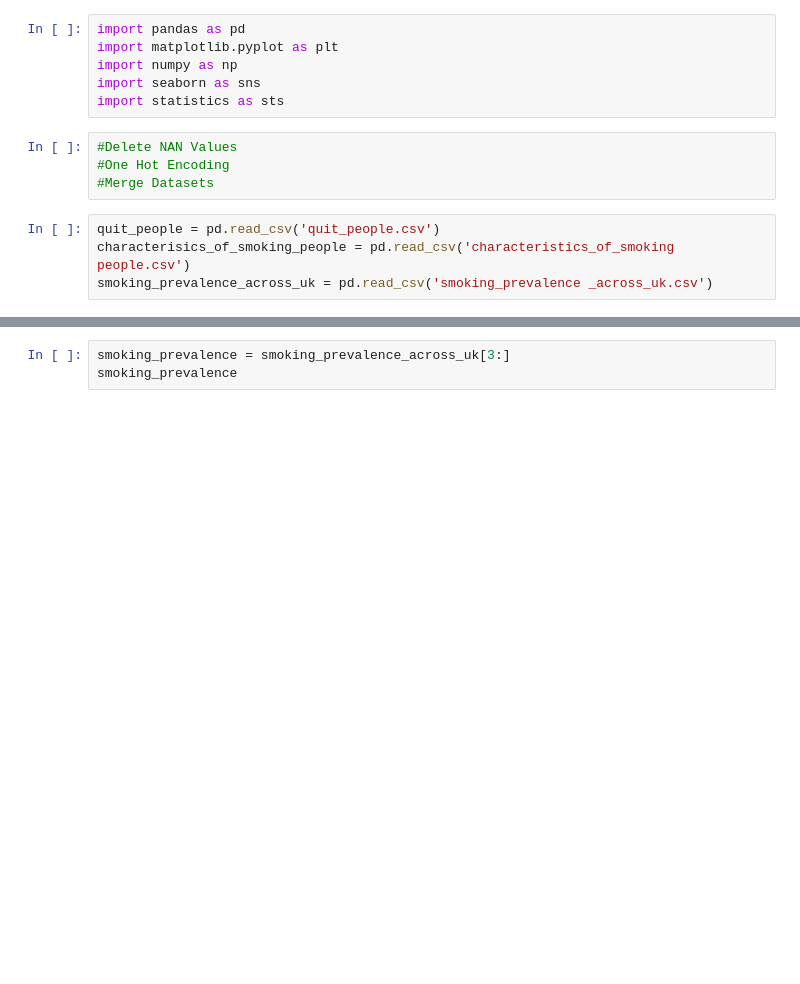
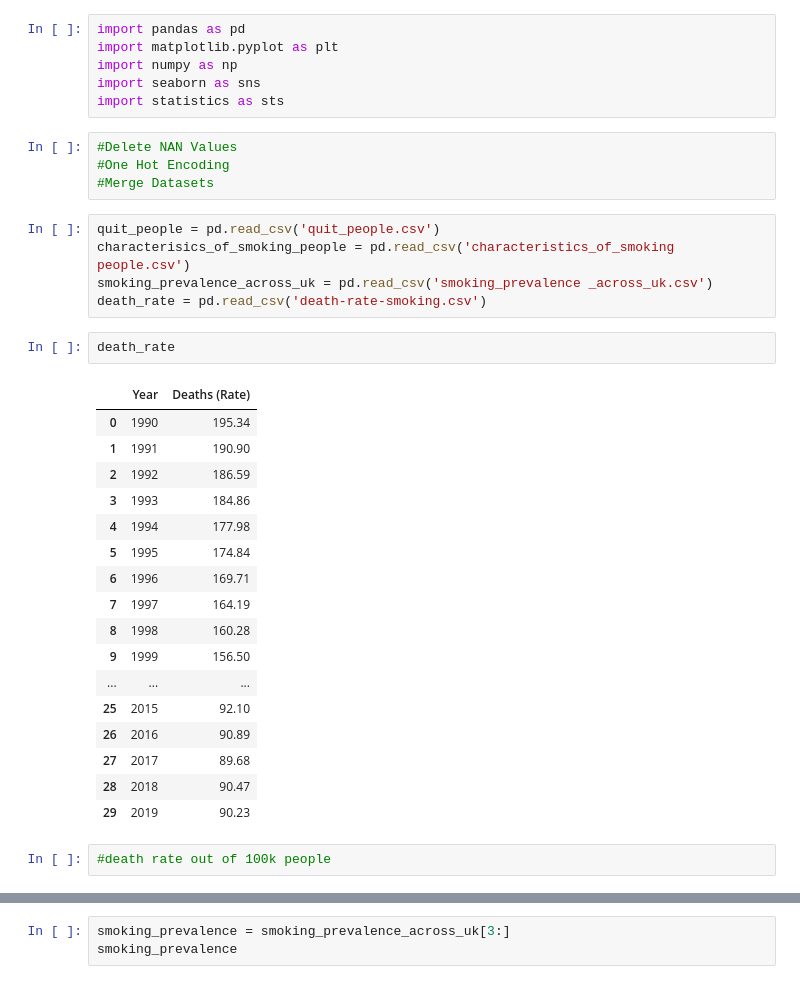
Before and after one commit to alptercan/data-analytics-project, a Jupyter notebook: Tobacco_Control.ipynb, the cells around one changed output, grey strips where cells are left out. Cells and saved outputs as stored; diff of their text form; blank space fills up the shorter version.

```diff
--- a/Tobacco_Control.ipynb
+++ b/Tobacco_Control.ipynb
@@ -12,3 +12,26 @@ import statistics as sts
 quit_people = pd.read_csv('quit_people.csv')
 characterisics_of_smoking_people = pd.read_csv('characteristics_of_smoking people.csv')
 smoking_prevalence_across_uk = pd.read_csv('smoking_prevalence _across_uk.csv')
+death_rate = pd.read_csv('death-rate-smoking.csv')
+# %%
+death_rate
+# %% [output]
+|  | Year | Deaths (Rate) |
+| 0 | 1990 | 195.34 |
+| 1 | 1991 | 190.90 |
+| 2 | 1992 | 186.59 |
+| 3 | 1993 | 184.86 |
+| 4 | 1994 | 177.98 |
+| 5 | 1995 | 174.84 |
+| 6 | 1996 | 169.71 |
+| 7 | 1997 | 164.19 |
+| 8 | 1998 | 160.28 |
+| 9 | 1999 | 156.50 |
+| ... | ... | ... |
+| 25 | 2015 | 92.10 |
+| 26 | 2016 | 90.89 |
+| 27 | 2017 | 89.68 |
+| 28 | 2018 | 90.47 |
+| 29 | 2019 | 90.23 |
+# %%
+#death rate out of 100k people
```
Also changed, not shown: parts of 7 cells of this notebook, 2 other files.
